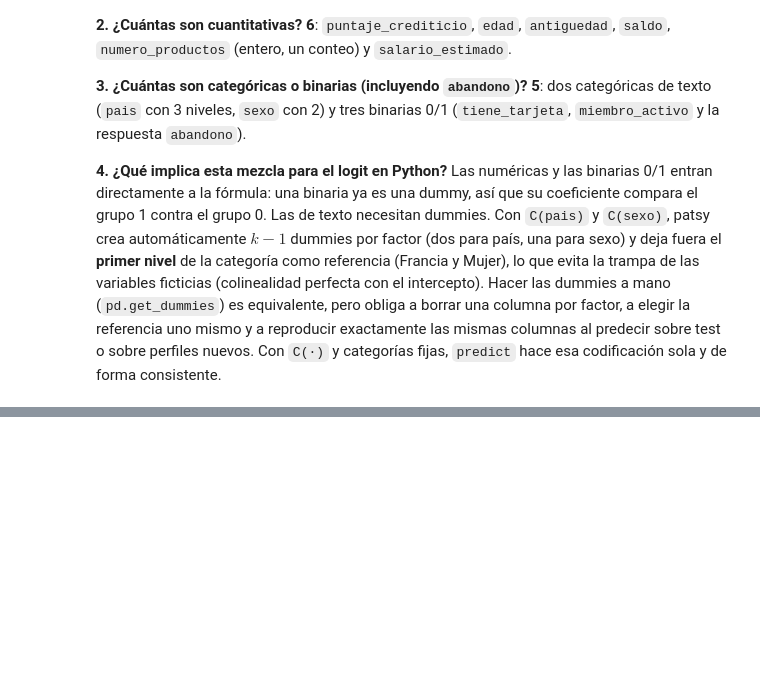
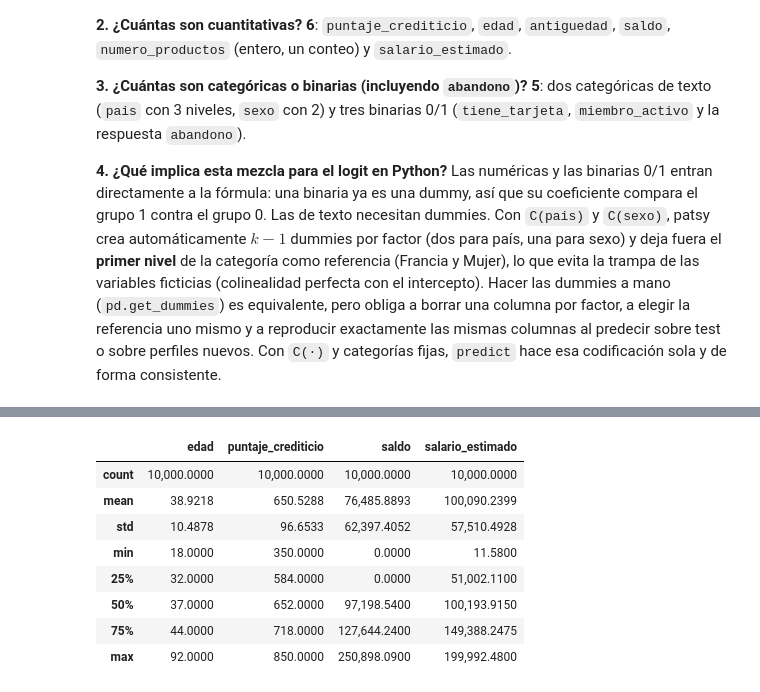
Before and after one commit to Slgxhannel/taller-abandono-producto-20262-Loaiza-Rojas, a Jupyter notebook: Taller_Abandono_Producto_Financiero_Santiago_Loaiza_Leonardo_Rojas.ipynb, the cells around one changed output, grey strips where cells are left out. Cells and saved outputs as stored; diff of their text form; code cells hidden in the pictures; blank space fills up the shorter version.

```diff
--- a/Taller_Abandono_Producto_Financiero_Santiago_Loaiza_Leonardo_Rojas.ipynb
+++ b/Taller_Abandono_Producto_Financiero_Santiago_Loaiza_Leonardo_Rojas.ipynb
@@ -185,0 +216,12 @@ Las numéricas y las binarias 0/1 entran directamente a la fórmula: una binaria
+# %%
+banco[['edad', 'puntaje_crediticio', 'saldo', 'salario_estimado']].describe()
+# %% [output]
+|  | edad | puntaje_crediticio | saldo | salario_estimado |
+| count | 10,000.0000 | 10,000.0000 | 10,000.0000 | 10,000.0000 |
+| mean | 38.9218 | 650.5288 | 76,485.8893 | 100,090.2399 |
+| std | 10.4878 | 96.6533 | 62,397.4052 | 57,510.4928 |
+| min | 18.0000 | 350.0000 | 0.0000 | 11.5800 |
+| 25% | 32.0000 | 584.0000 | 0.0000 | 51,002.1100 |
+| 50% | 37.0000 | 652.0000 | 97,198.5400 | 100,193.9150 |
+| 75% | 44.0000 | 718.0000 | 127,644.2400 | 149,388.2475 |
+| max | 92.0000 | 850.0000 | 250,898.0900 | 199,992.4800 |
```
Also changed, not shown: parts of 14 cells of this notebook.
